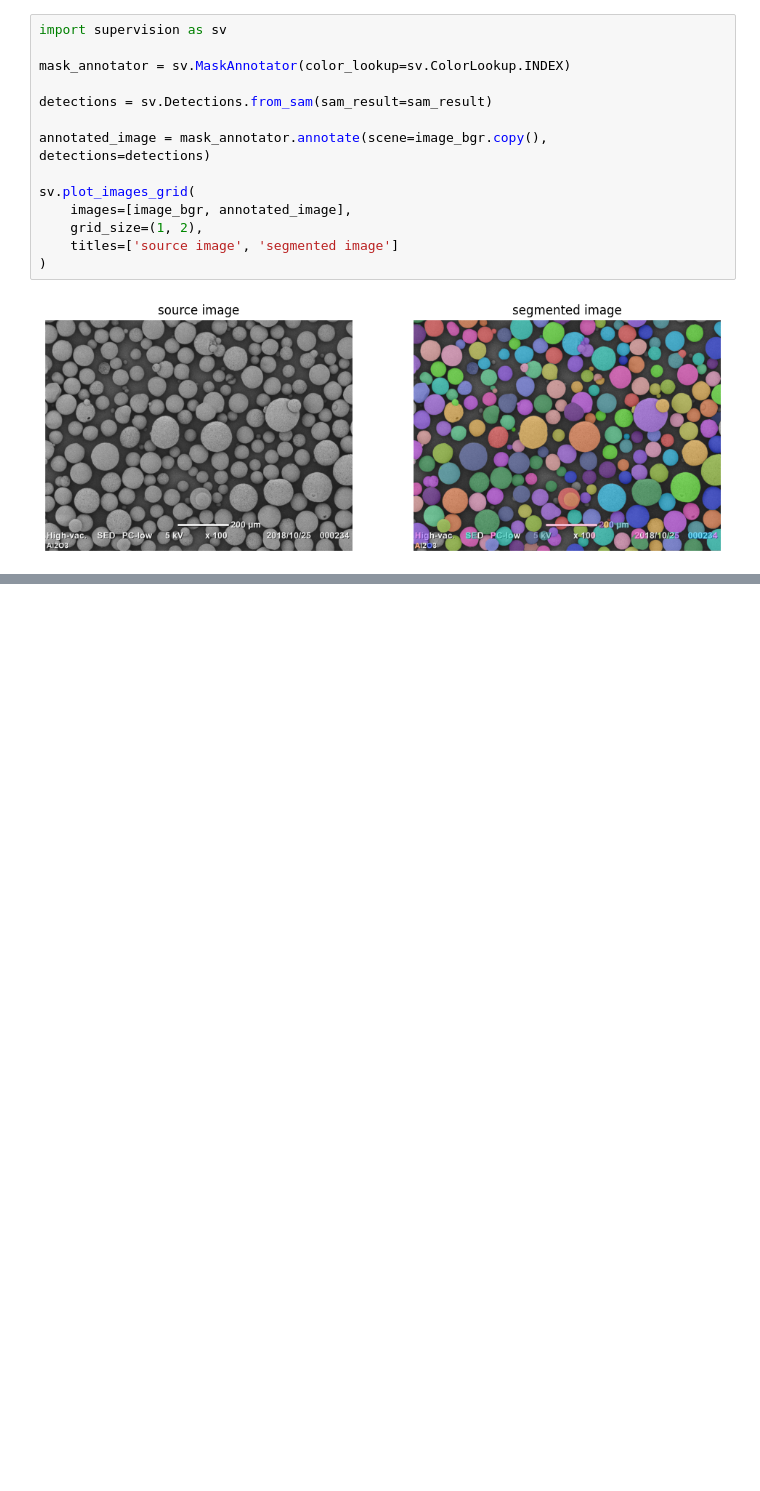
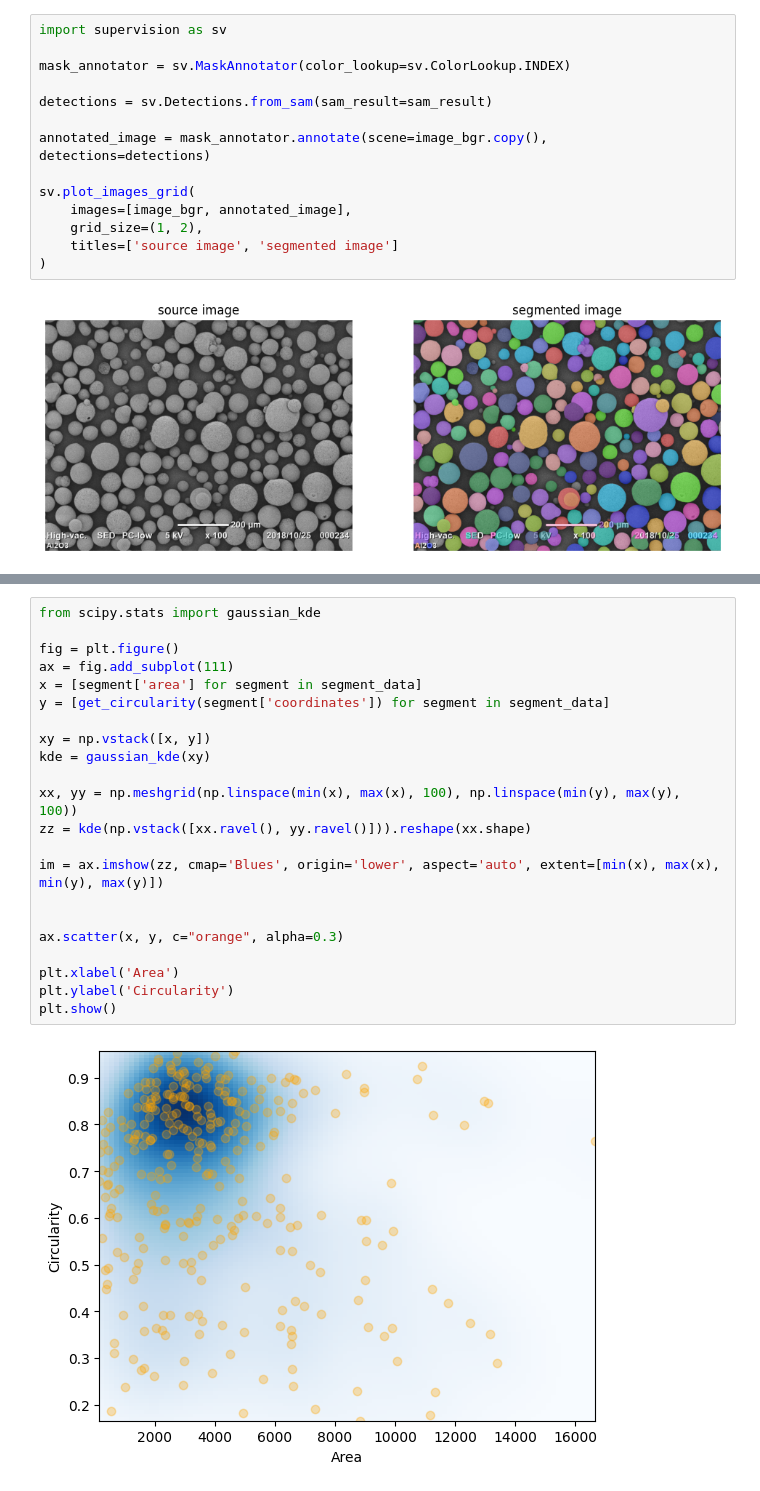
Before and after one commit to hodakamori/ml-tutorial, a Jupyter notebook: 026_segment_anything/segment_anything_sem.ipynb, the cells around one changed output, grey strips where cells are left out. Drawn from its saved outputs; the diff is of its cells as text; blank space fills up the shorter version.

```diff
--- a/026_segment_anything/segment_anything_sem.ipynb
+++ b/026_segment_anything/segment_anything_sem.ipynb
@@ -64,0 +142,24 @@ sv.plot_images_grid(
+# %%
+from scipy.stats import gaussian_kde
+
+fig = plt.figure()
+ax = fig.add_subplot(111)
+x = [segment['area'] for segment in segment_data]
+y = [get_circularity(segment['coordinates']) for segment in segment_data]
+
+xy = np.vstack([x, y])
+kde = gaussian_kde(xy)
+
+xx, yy = np.meshgrid(np.linspace(min(x), max(x), 100), np.linspace(min(y), max(y), 100))
+zz = kde(np.vstack([xx.ravel(), yy.ravel()])).reshape(xx.shape)
+
+im = ax.imshow(zz, cmap='Blues', origin='lower', aspect='auto', extent=[min(x), max(x), min(y), max(y)])
+
+
+ax.scatter(x, y, c="orange", alpha=0.3)
+
+plt.xlabel('Area')
+plt.ylabel('Circularity')
+plt.show()
+# %% [output]
+[figure, added]
```
Also changed, not shown: parts of 12 cells of this notebook.
